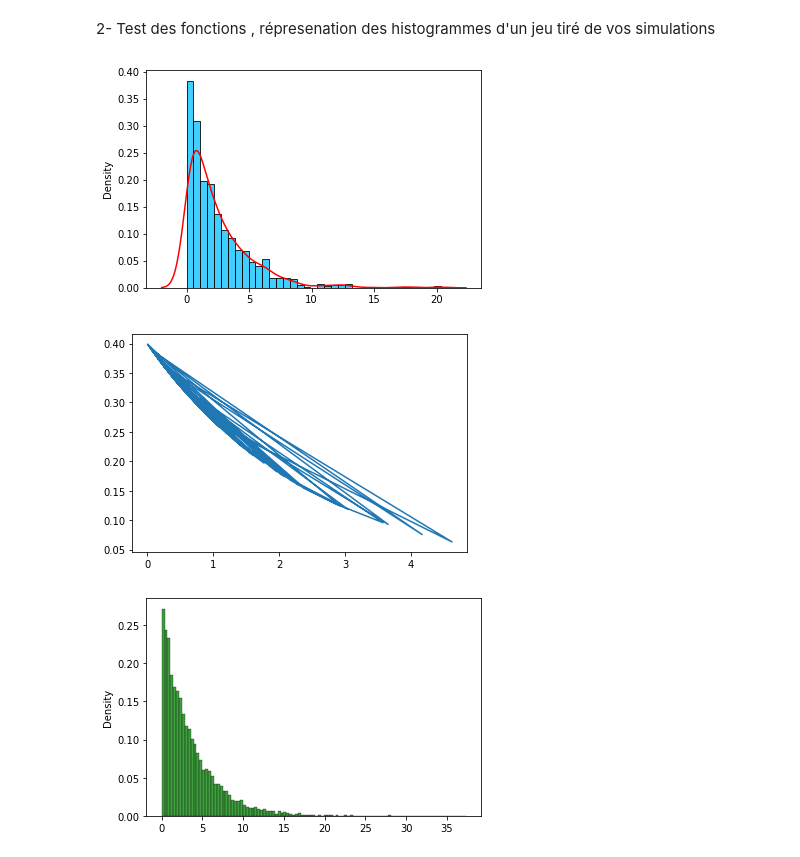
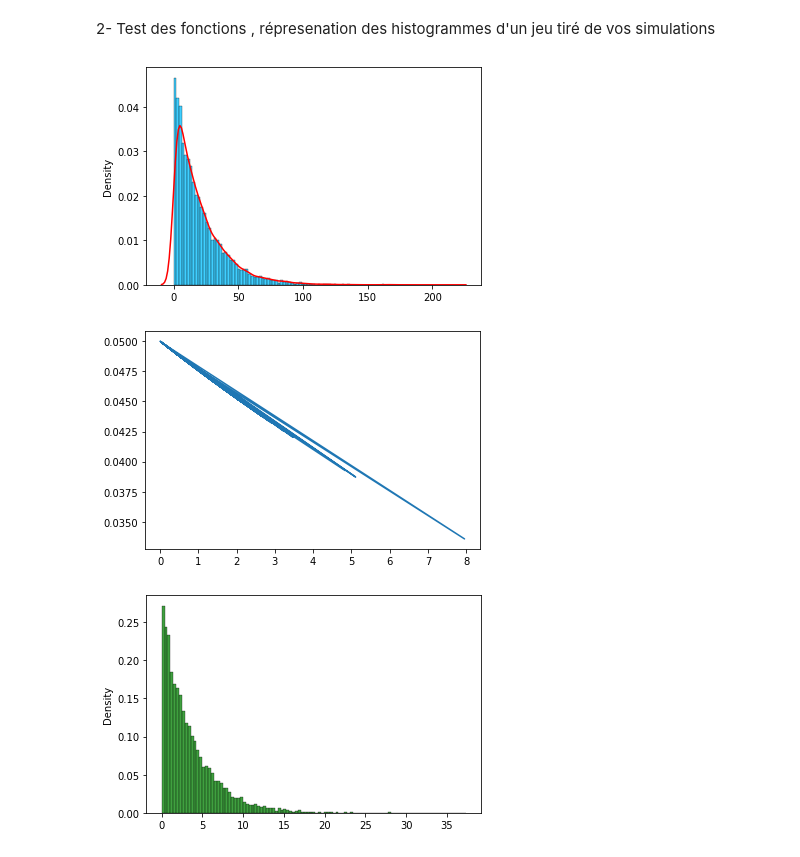
Before and after one commit to jwphantom/tree-growth-simulator, a Jupyter notebook: TP_Proba.ipynb, the cells around one changed output. Saved outputs shown, nothing was run; the diff lists cells and outputs as text; code cells hidden in the pictures.

```diff
--- a/TP_Proba.ipynb
+++ b/TP_Proba.ipynb
@@ -18,7 +18,7 @@ c) Code du des probabilités
 d) Code du calcul des quantiles
 # %%
 #supposons le paramètre thêta = 1
-t = 0.4
+t = 0.05
 # %%
 #initialisation du seed à 13
 seed = 13
@@ -68,13 +68,13 @@ def randomForest(n):
 # %%
 # b) Tracer de l'histogramme
 
-g = randomForest(1000)
+g = randomForest(10000)
 
 sns.histplot(g, color='deepskyblue', stat='density')
 sns.kdeplot(g, color='red')
 plt.show()
 # %% [output]
-[figure, old version]
+[figure, new version]
 # %%
 # c) Test de la fonction de densité
 
@@ -98,7 +98,7 @@ def plotBruit(n):
 
 plotBruit(100)
 # %% [output]
-[figure, old version]
+[figure, new version]
 # %%
 # c) Tracé de la loi exponentielle
 
```
Also changed, not shown: parts of 13 cells of this notebook.
